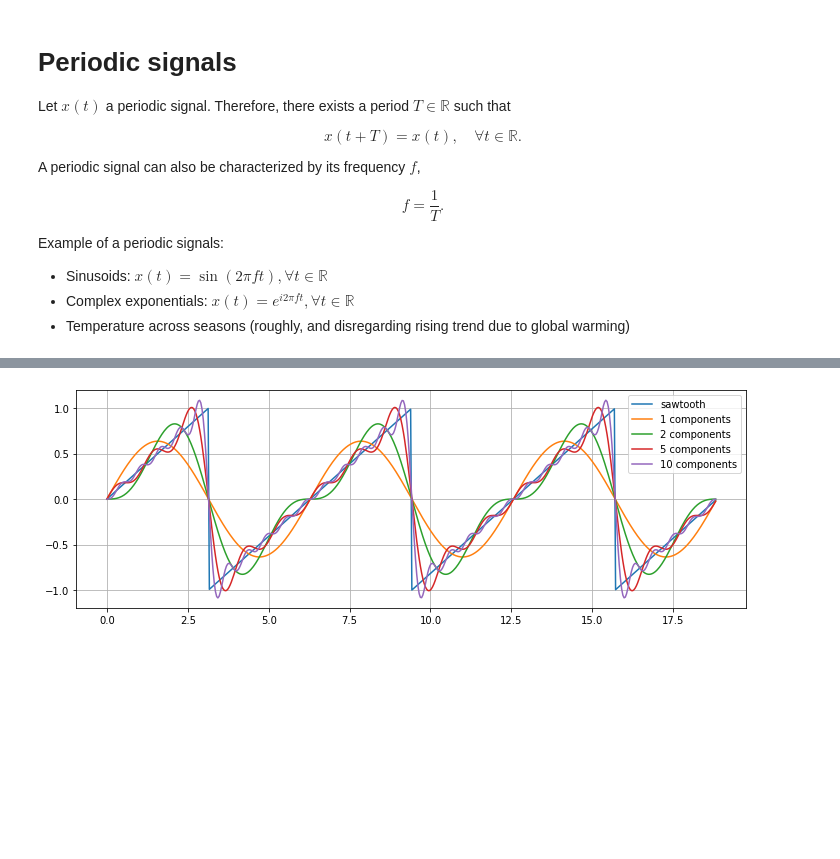
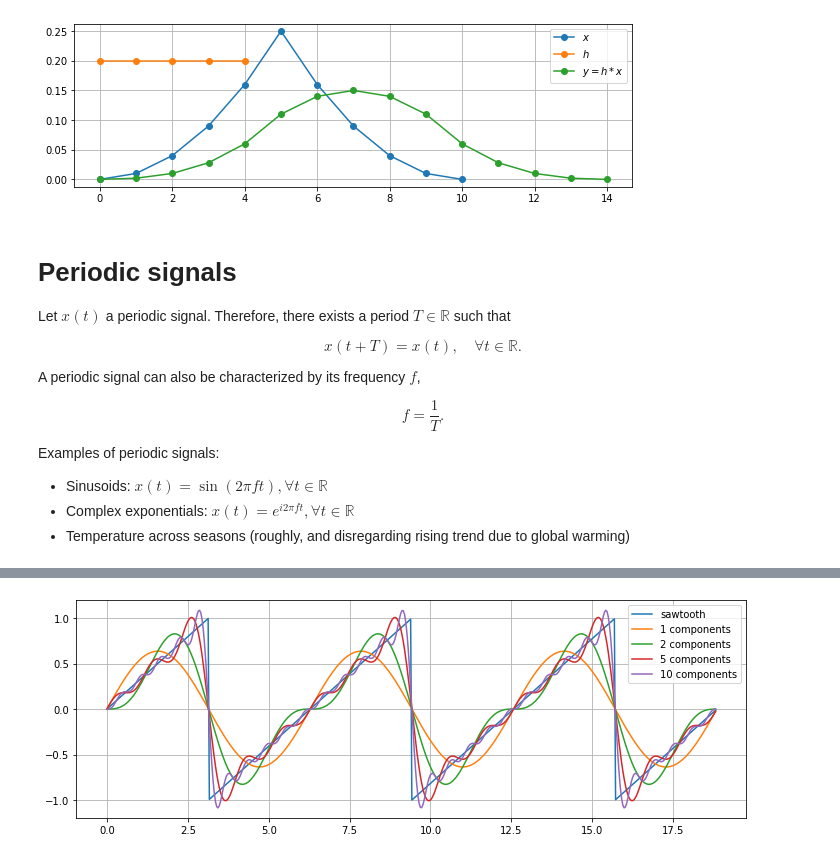
Before and after one commit to philgzl/dsp-primer, a Jupyter notebook: notebook.ipynb, the cells around one changed output, grey strips where cells are left out. Saved outputs shown, nothing was run; the diff lists cells and outputs as text; code cells hidden in the pictures; blank space fills up the shorter version.

```diff
--- a/notebook.ipynb
+++ b/notebook.ipynb
@@ -102,3 +125,23 @@ The best way the understand this operation is to look at a visual representation
+# %%
+import matplotlib.pyplot as plt
+import numpy as np
+
+plt.rcParams['axes.grid'] = True
+
+n = 11  # number of points
+x = np.linspace(0, 1, n)**2 ; x = np.minimum(x, x[::-1])  # arbitrary signal
+L = 5  # number of points to average
+h = np.ones(L)/L
+y = np.convolve(h, x)
+
+fig, ax = plt.subplots(figsize=(10, 3))
+ax.plot(x, 'o-', label='$x$')
+ax.plot(h, 'o-', label='$h$')
+ax.plot(y, 'o-', label='$y=h*x$')
+ax.legend()
+plt.show()
+# %% [output]
+[figure, added]
 # %% [markdown]
 # Periodic signals
 
@@ -110,7 +153,7 @@ A periodic signal can also be characterized by its frequency $f$,
 
 $$ f = \frac{1}{T}. $$
 
-Example of a periodic signals:
+Examples of periodic signals:
 * Sinusoids: $ x(t) = \sin(2 \pi f t), \forall t \in \mathbb{R} $
 * Complex exponentials: $ x(t) = e^{i 2 \pi f t}, \forall t \in \mathbb{R} $
 * Temperature across seasons (roughly, and disregarding rising trend due to global warming)
```
Also changed, not shown: parts of 27 cells of this notebook, 17 other files.
